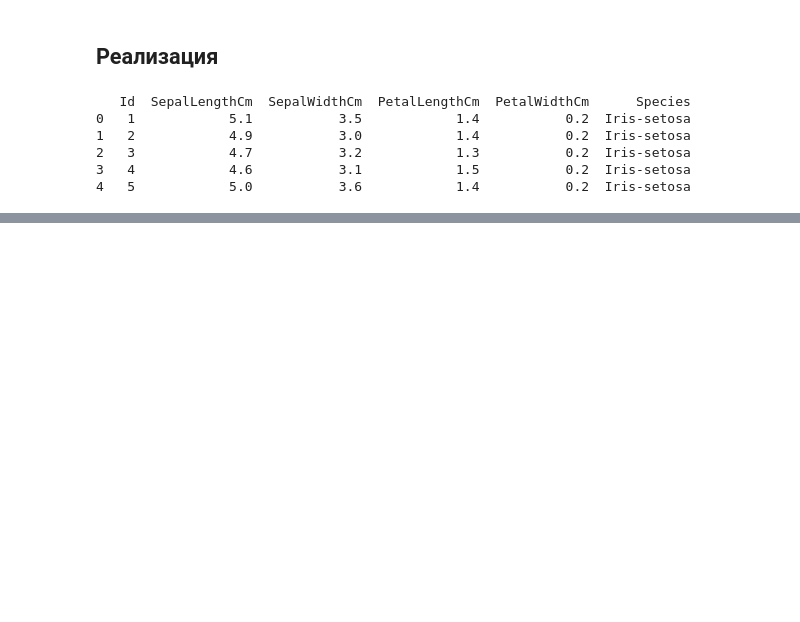
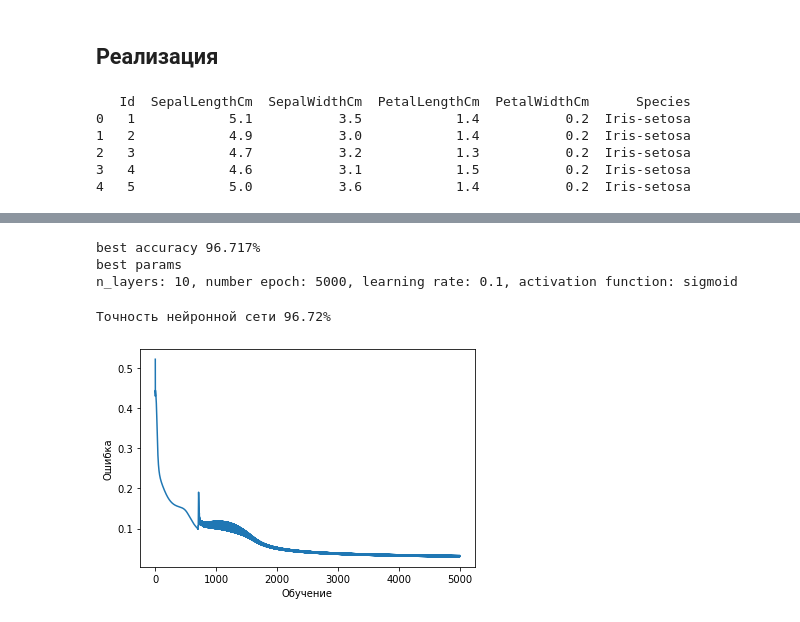
Before and after one commit to achinyaev/neuro_net, a Jupyter notebook: hw01.ipynb, the cells around one changed output, grey strips where cells are left out. Saved outputs shown, nothing was run; the diff lists cells and outputs as text; code cells hidden in the pictures; blank space fills up the shorter version.

```diff
--- a/hw01.ipynb
+++ b/hw01.ipynb
@@ -199,0 +325,22 @@ iris_data.describe()
+# %%
+# запуск расчетов
+
+params, acc = [], []
+seed = 77 # Установим фиксированный random seed
+
+full_time = time.time()
+idx = 0
+for comb in compiled_grid:
+    nn = comb[0]
+    n_ep = comb[1]
+    lr = comb[2]
+    fx = comb[3]
+    start_time = time.time()
+    idx += 1
+    print(f'combination {idx} of {len(compiled_grid)} started with params = [{nn}, {n_ep}, {lr}, {fx}].')
+    model = NN2layer(n_neiron=nn, lr=lr, n_epoch=n_ep, func=fx, seed = seed)
+    accuracy = model.run_nn(X_train, y_train, plot_learning_curve=False)
+    params.append(comb)
+    acc.append(model.accuracy)
+    print(f'...finished in {(time.time() - start_time):.1f} sec')
+print(f'Full time elapsed {(time.time() - full_time):.1f} sec')
@@ -199,0 +382,22 @@ iris_data.describe()
+# %%
+# просмотр результата
+params = np.array(params)
+acc = np.array(acc)
+best_acc = acc.max()
+best_params = params[acc.argmax()]
+
+print(f'best accuracy {best_acc:.3f}%')
+print('best params')
+print(f'n_layers: {best_params[0]}, number epoch: {best_params[1]}, learning rate: {best_params[2]}, activation function: {best_params[3]}')
+# %% [output]
+best accuracy 96.717%
+best params
+n_layers: 10, number epoch: 5000, learning rate: 0.1, activation function: sigmoid
+# %%
+# запуск наилучшей модели
+best_model = NN2layer(n_neiron=int(best_params[0]), n_epoch=int(best_params[1]),lr=float(best_params[2]),
+                             func=best_params[3],  seed=seed)
+best_model.run_nn(X_train, y_train, plot_learning_curve=True)
+# %% [output]
+Точность нейронной сети 96.72%
+[figure, added]
```
Also changed, not shown: parts of 11 cells of this notebook.
